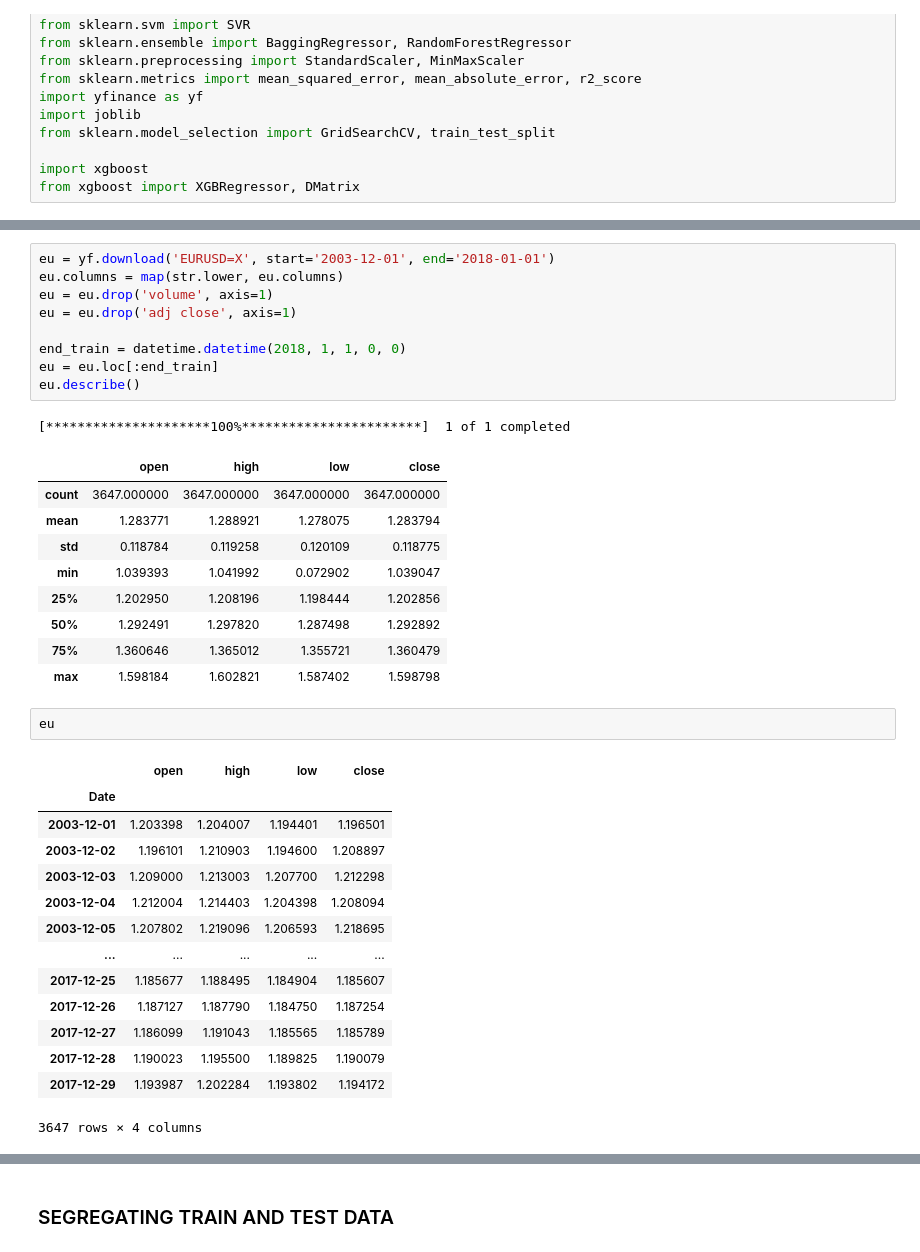
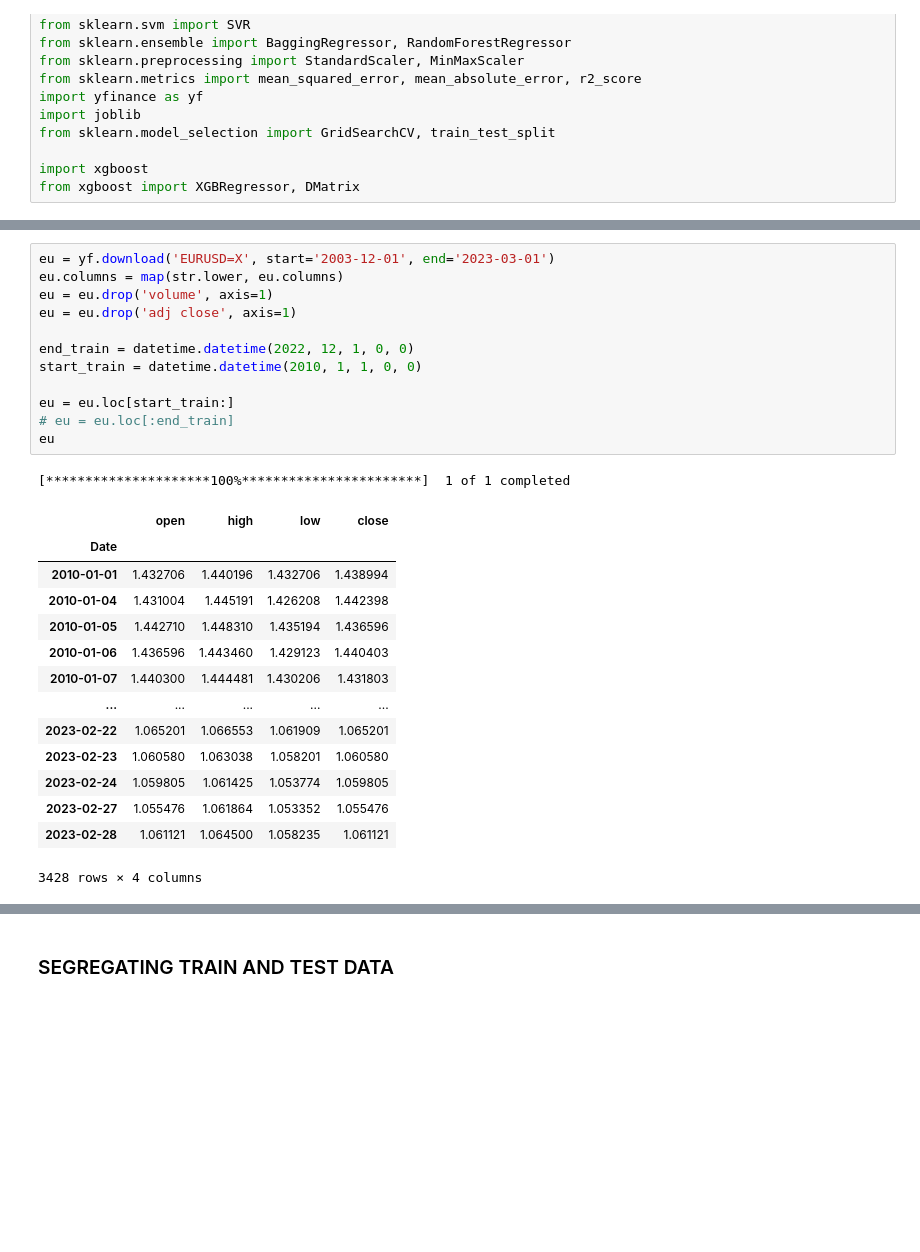
Before and after one commit to Axolottl/Forex-Prediction-ML, a Jupyter notebook: forex-eurusd-predictive-model.ipynb, the cells around one changed output, grey strips where cells are left out. Cells and saved outputs as stored; diff of their text form; blank space fills up the shorter version.

```diff
--- a/forex-eurusd-predictive-model.ipynb
+++ b/forex-eurusd-predictive-model.ipynb
@@ -44,38 +44,29 @@ Sci-Kit Learn version:1.1.3
 XGBoost version:1.7.1
 # %%
-eu = yf.download('EURUSD=X', start='2003-12-01', end='2018-01-01')
+eu = yf.download('EURUSD=X', start='2003-12-01', end='2023-03-01')
 eu.columns = map(str.lower, eu.columns)
 eu = eu.drop('volume', axis=1)
 eu = eu.drop('adj close', axis=1)
 
-end_train = datetime.datetime(2018, 1, 1, 0, 0)
-eu = eu.loc[:end_train]
-eu.describe()
+end_train = datetime.datetime(2022, 12, 1, 0, 0)
+start_train = datetime.datetime(2010, 1, 1, 0, 0)
+
+eu = eu.loc[start_train:]
+# eu = eu.loc[:end_train]
+eu
 # %% [output]
 [*********************100%***********************]  1 of 1 completed
 |  | open | high | low | close |
-| count | 3647.000000 | 3647.000000 | 3647.000000 | 3647.000000 |
-| mean | 1.283771 | 1.288921 | 1.278075 | 1.283794 |
-| std | 0.118784 | 0.119258 | 0.120109 | 0.118775 |
-| min | 1.039393 | 1.041992 | 0.072902 | 1.039047 |
-| 25% | 1.202950 | 1.208196 | 1.198444 | 1.202856 |
-| 50% | 1.292491 | 1.297820 | 1.287498 | 1.292892 |
-| 75% | 1.360646 | 1.365012 | 1.355721 | 1.360479 |
-| max | 1.598184 | 1.602821 | 1.587402 | 1.598798 |
+| Date |  |  |  |  |
+| 2010-01-01 | 1.432706 | 1.440196 | 1.432706 | 1.438994 |
+| 2010-01-04 | 1.431004 | 1.445191 | 1.426208 | 1.442398 |
+| 2010-01-05 | 1.442710 | 1.448310 | 1.435194 | 1.436596 |
+| 2010-01-06 | 1.436596 | 1.443460 | 1.429123 | 1.440403 |
+| 2010-01-07 | 1.440300 | 1.444481 | 1.430206 | 1.431803 |
+| ... | ... | ... | ... | ... |
+| 2023-02-22 | 1.065201 | 1.066553 | 1.061909 | 1.065201 |
+| 2023-02-23 | 1.060580 | 1.063038 | 1.058201 | 1.060580 |
+| 2023-02-24 | 1.059805 | 1.061425 | 1.053774 | 1.059805 |
+| 2023-02-27 | 1.055476 | 1.061864 | 1.053352 | 1.055476 |
+| 2023-02-28 | 1.061121 | 1.064500 | 1.058235 | 1.061121 |
+3428 rows × 4 columns
-# %%
-eu
-# %% [output]
-|  | open | high | low | close |
-| Date |  |  |  |  |
-| 2003-12-01 | 1.203398 | 1.204007 | 1.194401 | 1.196501 |
-| 2003-12-02 | 1.196101 | 1.210903 | 1.194600 | 1.208897 |
-| 2003-12-03 | 1.209000 | 1.213003 | 1.207700 | 1.212298 |
-| 2003-12-04 | 1.212004 | 1.214403 | 1.204398 | 1.208094 |
-| 2003-12-05 | 1.207802 | 1.219096 | 1.206593 | 1.218695 |
-| ... | ... | ... | ... | ... |
-| 2017-12-25 | 1.185677 | 1.188495 | 1.184904 | 1.185607 |
-| 2017-12-26 | 1.187127 | 1.187790 | 1.184750 | 1.187254 |
-| 2017-12-27 | 1.186099 | 1.191043 | 1.185565 | 1.185789 |
-| 2017-12-28 | 1.190023 | 1.195500 | 1.189825 | 1.190079 |
-| 2017-12-29 | 1.193987 | 1.202284 | 1.193802 | 1.194172 |
-3647 rows × 4 columns
```
Also changed, not shown: parts of 18 cells of this notebook, 3 other files.
